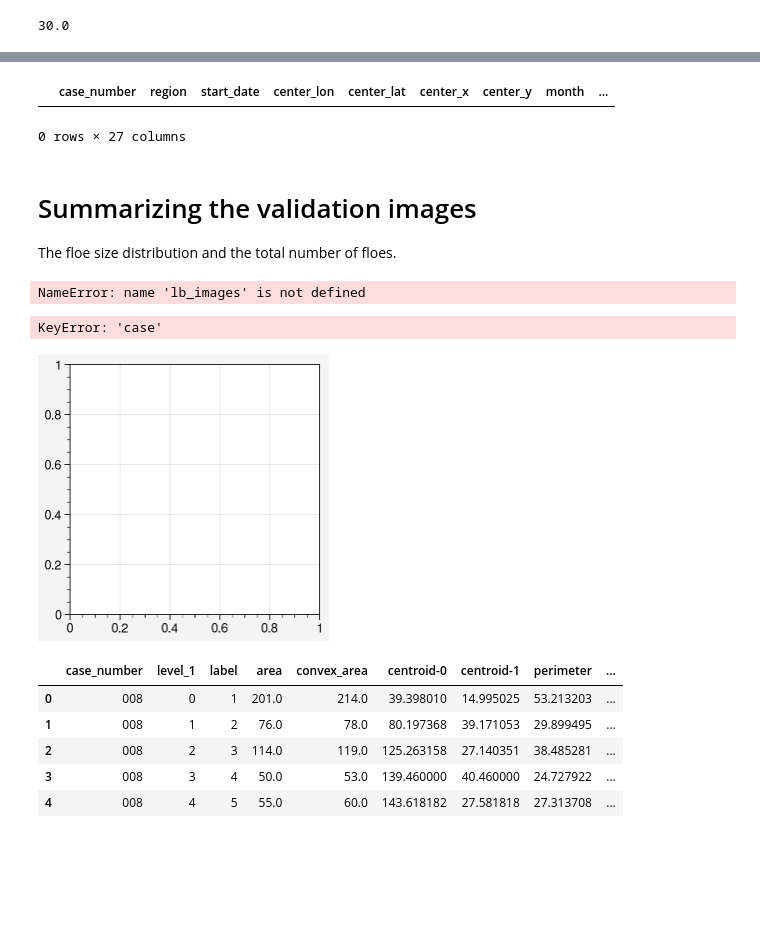
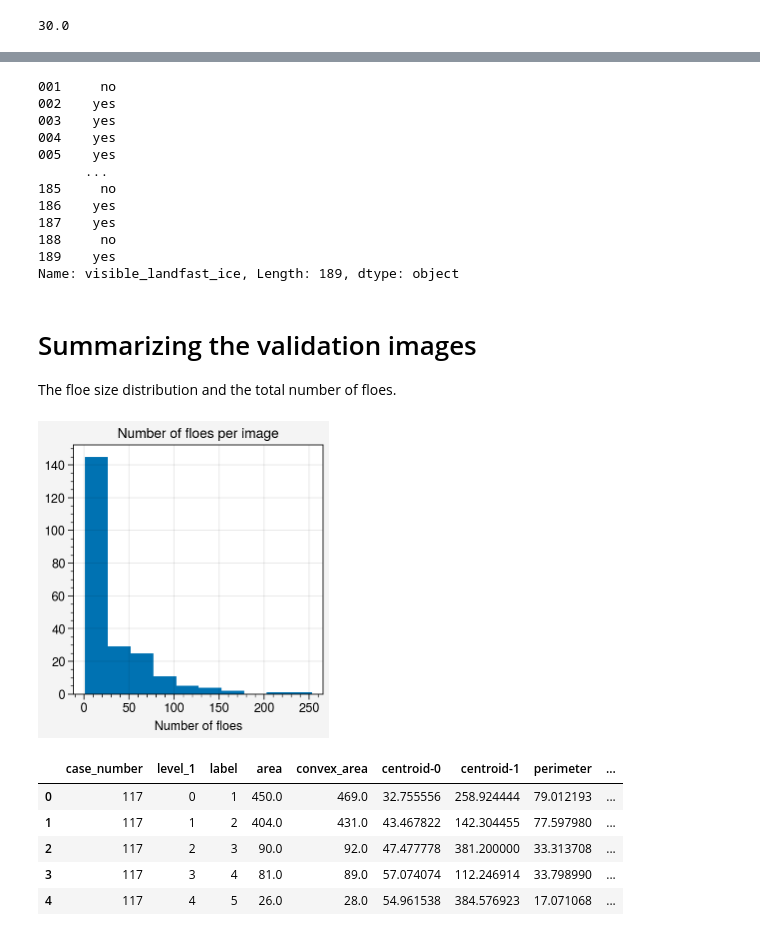
Before and after one commit to danielmwatkins/ice_floe_validation_dataset, a Jupyter notebook: notebooks/bookkeeping.ipynb, the cells around one changed output, grey strips where cells are left out. Cells and saved outputs as stored; diff of their text form; code cells hidden in the pictures; blank space fills up the shorter version.

```diff
--- a/notebooks/bookkeeping.ipynb
+++ b/notebooks/bookkeeping.ipynb
@@ -318,4 +272,13 @@ df.fillna(0)
 df['Unlabeled'].sum()
 # %% [output]
 30.0
+# %%
+for row, data in data.loc[(data.visible_landfast_ice == 'yes') & (data.fl_analyst.isnull() & (data.visible_floes == 'no')),:].iterrows():
+    cn = data.case_number
+    region = data.region
+    date = data.start_date.strftime('%Y%m%d')
+    satellite = data.satellite
+    path = "../data/validation_dataset/labeling_psd_files/labeling_psd_templates/"
+    fname = '-'.join([cn, region, date, satellite, 'labeling_psd.psd'])
+    ! cp $path{'psd_template.psd'} $path$fname
 # %% [markdown]
@@ -370,7 +333,7 @@ validated_cases = df.loc[df.fl_analyst.notnull()]
 needs_validation = df.loc[df.fl_analyst.isnull() & (df.visible_floes == 'yes')]
 
 no_floes_cases = df.loc[df.visible_floes == 'no']
-
+landfast = df.loc[df.visible_landfast_ice == 'yes']
 for idx, region, lat, lon in zip(range(len(regions)), regions.index, regions.center_lat, regions.center_lon):
 
     xbox = np.array(regions.loc[region, ['left_x', 'left_x', 'right_x', 'right_x', 'left_x']].astype(float))
@@ -397,12 +360,13 @@ for idx, case in df.iterrows():
         ax.plot(x0, y0, m='x', color='b', transform=crs, label='')
     elif str(case.case_number).zfill(3) in no_floes_cases.index:
         ax.plot(x0, y0, m='s', color='gray', transform=crs, alpha=0.5, label='')
-    elif str(case.case_number).zfill(3) in needs_validation.index:
+    if str(case.case_number).zfill(3) in landfast.index:
         ax.plot(x0, y0, m='s', color='r', transform=crs, alpha=0.5, label='')
 
-ax.plot([],[],m='s', color='r', label='TBD', lw=0)
-ax.plot([],[],m='s', color='gray', label='No Floes', lw=0)
-ax.plot([],[],m='x', color='b', label='Done', lw=0)
+
+ax.plot([],[],m='s', color='r', label='Landfast ice', lw=0)
+ax.plot([],[],m='s', color='gray', label='No Visible Floes', lw=0)
+ax.plot([],[],m='x', color='b', label='Visible Floes', lw=0)
 ax.legend(ncols=1, alpha=1)
 
 fig.save('../figures/progress_sampling_map.png', dpi=300)
@@ -411,8 +375,18 @@ fig.save('../figures/progress_sampling_map.png', dpi=300)
 # %%
-overview_table.loc[((overview_table.region=='greenland_sea') & (overview_table.fl_analyst.isnull())) & (overview_table.visible_floes == 'yes')]
+df.visible_landfast_ice
 # %% [output]
-|  | case_number | region | start_date | center_lon | center_lat | center_x | center_y | month | ... |
-0 rows × 27 columns
+001     no
+002    yes
+003    yes
+004    yes
+005    yes
+      ...
+185     no
+186    yes
+187    yes
+188     no
+189    yes
+Name: visible_landfast_ice, Length: 189, dtype: object
 # %% [markdown]
 # Summarizing the validation images
 The floe size distribution and the total number of floes.
@@ -465,44 +439,42 @@ for row in lb_images:
     df['case'] = row
     data.append(df)
 data = pd.concat(data)
-# %% [output]
-NameError: name 'lb_images' is not defined
 # %%
 import proplot as pplt
 fig, ax = pplt.subplots()
 ax.hist(data.groupby('case').count()['area'])
 ax.format(xlabel='Number of floes', title='Number of floes per image')
 # %% [output]
-KeyError: 'case'
-[figure, old version]
+[figure, new version]
 # %%
 # Plotting floe size distribution
 # %%
+# Check if case number is being formatted right in both
 import pandas as pd
 fsd_data = {}
 for satellite in ['aqua', 'terra']:
     fsd_data[satellite] = {}
     for file in os.listdir('../data/validation_dataset/property_tables/' + satellite):
         if 'csv' in file:
             df = pd.read_csv('../data/validation_dataset/property_tables/' + satellite + '/' + file)
             if len(df) > 0:
                 df['region'] = file.split('-')[1]
                 df['date'] = pd.to_datetime(file.split('-')[2])
                 fsd_data[satellite][file.split('-')[0]] = df
 
 
 df_aqua_fsd = pd.concat(fsd_data['aqua']).reset_index()
 df_terra_fsd = pd.concat(fsd_data['terra']).reset_index()
 df_aqua_fsd.rename({'level_0': 'case_number'}, axis=1, inplace=True)
 df_terra_fsd.rename({'level_0': 'case_number'}, axis=1, inplace=True)
-df_aqua_fsd.head()
+df_terra_fsd.head()
 # %% [output]
 |  | case_number | level_1 | label | area | convex_area | centroid-0 | centroid-1 | perimeter | ... |
-| 0 | 008 | 0 | 1 | 201.0 | 214.0 | 39.398010 | 14.995025 | 53.213203 | ... |
-| 1 | 008 | 1 | 2 | 76.0 | 78.0 | 80.197368 | 39.171053 | 29.899495 | ... |
-| 2 | 008 | 2 | 3 | 114.0 | 119.0 | 125.263158 | 27.140351 | 38.485281 | ... |
-| 3 | 008 | 3 | 4 | 50.0 | 53.0 | 139.460000 | 40.460000 | 24.727922 | ... |
-| 4 | 008 | 4 | 5 | 55.0 | 60.0 | 143.618182 | 27.581818 | 27.313708 | ... |
+| 0 | 117 | 0 | 1 | 450.0 | 469.0 | 32.755556 | 258.924444 | 79.012193 | ... |
+| 1 | 117 | 1 | 2 | 404.0 | 431.0 | 43.467822 | 142.304455 | 77.597980 | ... |
+| 2 | 117 | 2 | 3 | 90.0 | 92.0 | 47.477778 | 381.200000 | 33.313708 | ... |
+| 3 | 117 | 3 | 4 | 81.0 | 89.0 | 57.074074 | 112.246914 | 33.798990 | ... |
+| 4 | 117 | 4 | 5 | 26.0 | 28.0 | 54.961538 | 384.576923 | 17.071068 | ... |
 # %%
 import numpy as np
 # %%
```
Also changed, not shown: parts of 19 cells of this notebook.
